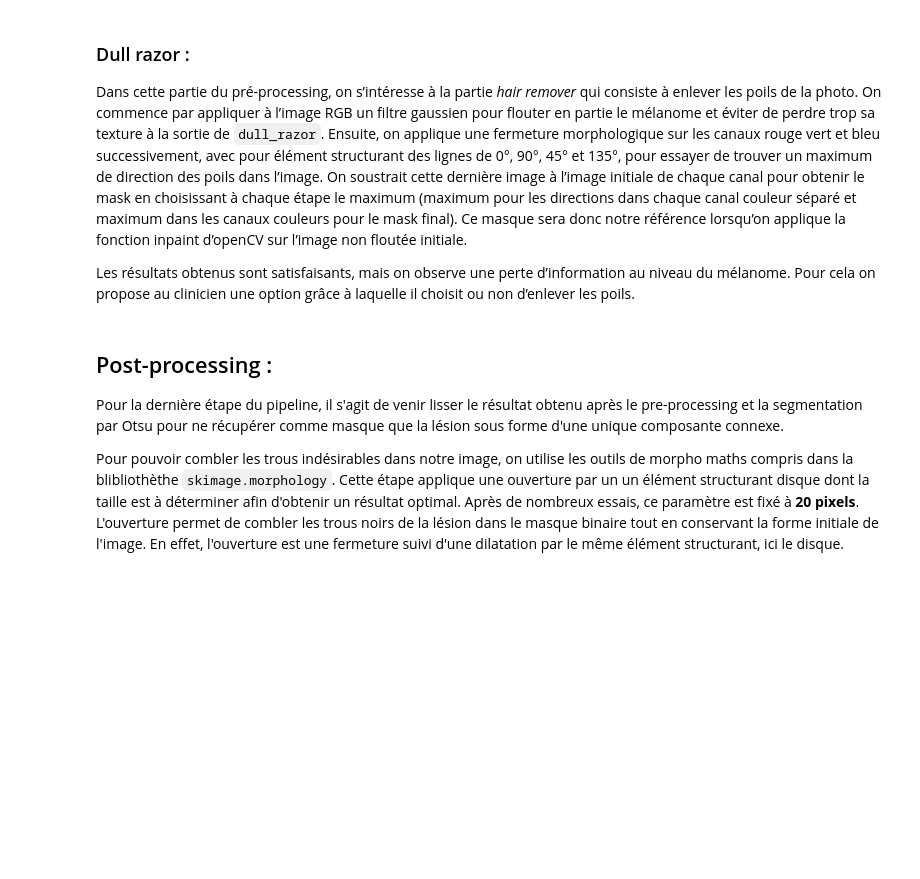
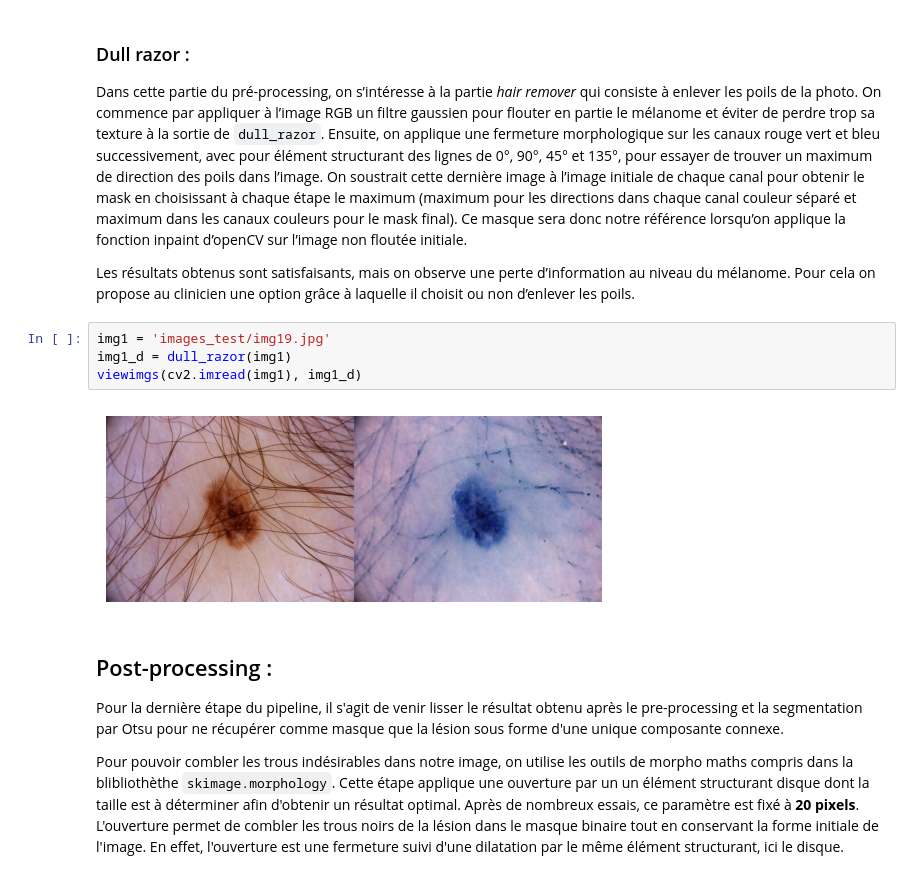
Before and after one commit to louisgiord/Skin_lesion_segmentation, a Jupyter notebook: report.ipynb, the cells around one changed output. Cells and saved outputs as stored; diff of their text form; blank space fills up the shorter version.

```diff
--- a/report.ipynb
+++ b/report.ipynb
@@ -96,6 +97,12 @@ view3imgs(img4, res4, res4_prime)
 Dans cette partie du pré-processing, on s’intéresse à la partie _hair remover_ qui consiste à enlever les poils de la photo. On commence par appliquer à l’image RGB un filtre gaussien pour flouter en partie le mélanome et éviter de perdre trop sa texture à la sortie de `dull_razor`. Ensuite, on applique une fermeture morphologique sur les canaux rouge vert et bleu successivement, avec pour élément structurant des lignes de 0°, 90°, 45° et 135°, pour essayer de trouver un maximum de direction des poils dans l’image. On soustrait cette dernière image à l’image initiale de chaque canal pour obtenir le mask en choisissant à chaque étape le maximum (maximum pour les directions dans chaque canal couleur séparé et maximum dans les canaux couleurs pour le mask final). Ce masque sera donc notre référence lorsqu’on applique la fonction inpaint d’openCV sur l’image non floutée initiale.
 
 Les résultats obtenus sont satisfaisants, mais on observe une perte d’information au niveau du mélanome. Pour cela on propose au clinicien une option grâce à laquelle il choisit ou non d’enlever les poils.
+# %%
+img1 = 'images_test/img19.jpg'
+img1_d = dull_razor(img1)
+viewimgs(cv2.imread(img1), img1_d)
+# %% [output]
+[figure, added]
 # %% [markdown]
 ## Post-processing :
 
```
Also changed, not shown: parts of 1 cell of this notebook, 1 other file.
